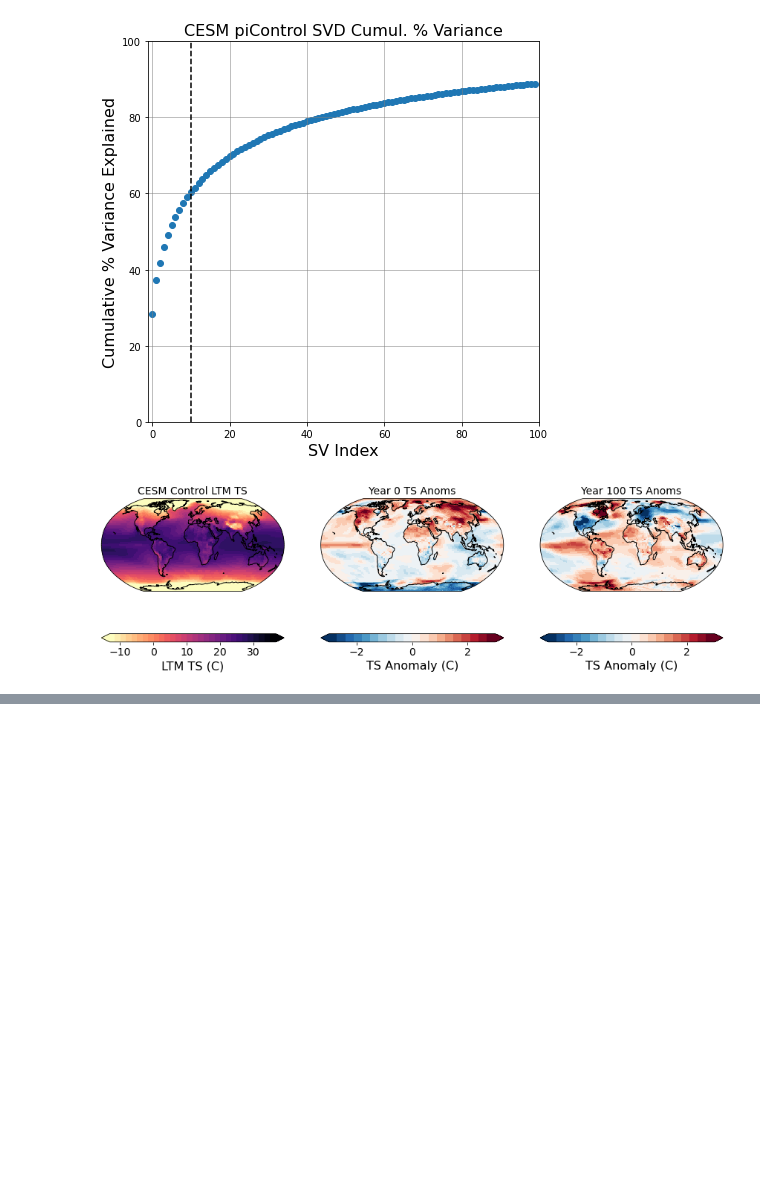
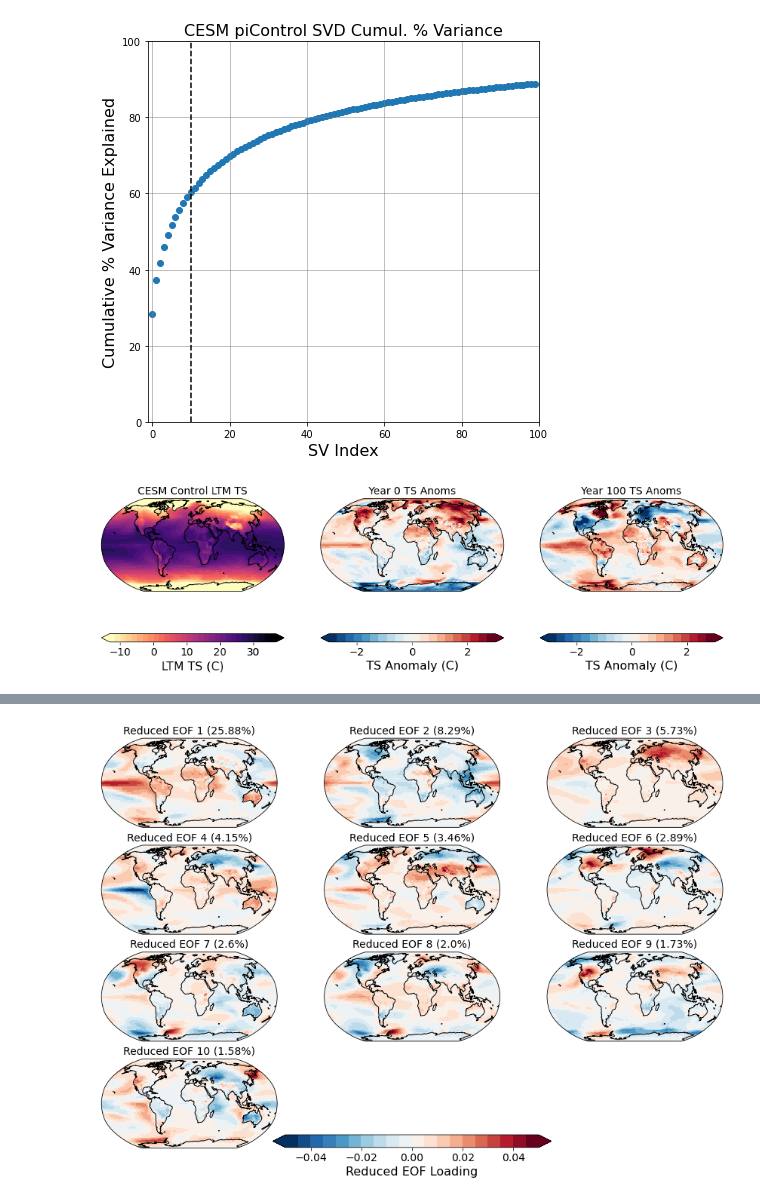
Before and after one commit to amrhein/SEOFs, a Jupyter notebook: cesm_lme_TS_load_normalize.ipynb, the cells around one changed output, grey strips where cells are left out. Saved outputs shown, nothing was run; the diff lists cells and outputs as text; code cells hidden in the pictures; blank space fills up the shorter version.

Commit message:
output from reduced-space covariance: datr, udat, s

```diff
--- a/cesm_lme_TS_load_normalize.ipynb
+++ b/cesm_lme_TS_load_normalize.ipynb
@@ -198,0 +204,10 @@ IndentationError: unindent does not match any outer indentation level (ens_snaps
+# %%
+## Testing out old procedures for EOFs and pattern projection
+
+# How many leading EOFs to compute at each time
+neofs   = 10
+time = np.arange(850,1850,1)
+dat = np.reshape(CESM_All13_RemLTM_Weighted,(nt,nlon*nlat,nens))
+binsize = 1
+# Compute snapshot EOFs
+[EOF_ts, SV_ts, t] = ens.mk_seofs_ts(dat,time,neofs,binsize)
@@ -198,0 +251,29 @@ IndentationError: unindent does not match any outer indentation level (ens_snaps
+# %%
+#% variance of each EOF?
+s_sq = np.square(s)
+s_Sum = np.nansum(s_sq)
+EOFReduced_PVar = np.round(np.divide(s_sq,s_Sum)*100,2);
+EOFReduced_PVar_cumsum = np.cumsum(EOFReduced_PVar)
+EOFReduced_PVar[0:9]
+# %%
+#plot the EOF loading
+fig = plt.figure(figsize=(15,10))
+
+for p in np.arange(0,neofs,1):
+    ax = plt.subplot(4,3,p+1,projection = ccrs.Robinson(central_longitude=0))
+    ax.set_global()
+    ax.coastlines(resolution='110m', linewidth=1)
+    plotvalue = np.reshape(udat[:,p],(nlat,nlon))
+    im = plt.pcolormesh(LON,LAT,plotvalue,cmap=plt.cm.get_cmap('RdBu_r',20),transform=ccrs.PlateCarree())
+    plt.clim(-.05, .05)
+    plt.title('Reduced EOF ' + str(p+1)+' (' + str(EOFReduced_PVar[p]) + '%)',fontsize=14,ha='center')
+
+ax = plt.subplot(4,3,p+2)
+ax.axis('off')
+cbar=plt.colorbar(extend='both',orientation='horizontal',shrink=1.5) #plot colorbar
+cbar.ax.tick_params(labelsize=14)
+cbar.set_label('Reduced EOF Loading',fontsize=16)
+
+#fig.savefig('CESM_LME_AllForcing_13_ReducedEOF',bbox_inches='tight')
+# %% [output]
+[figure, added]
```
Also changed, not shown: parts of 13 cells of this notebook, 1 other file.
